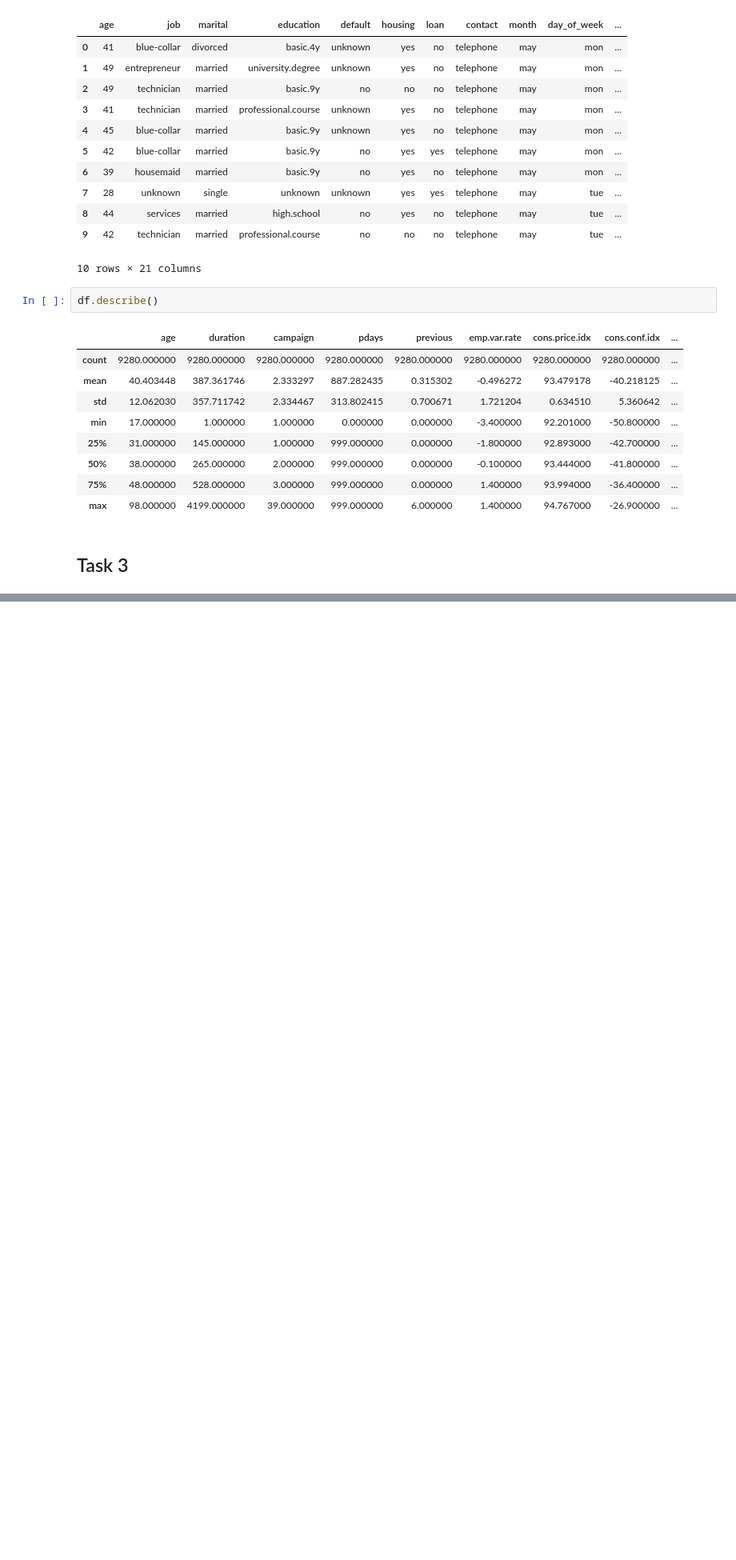
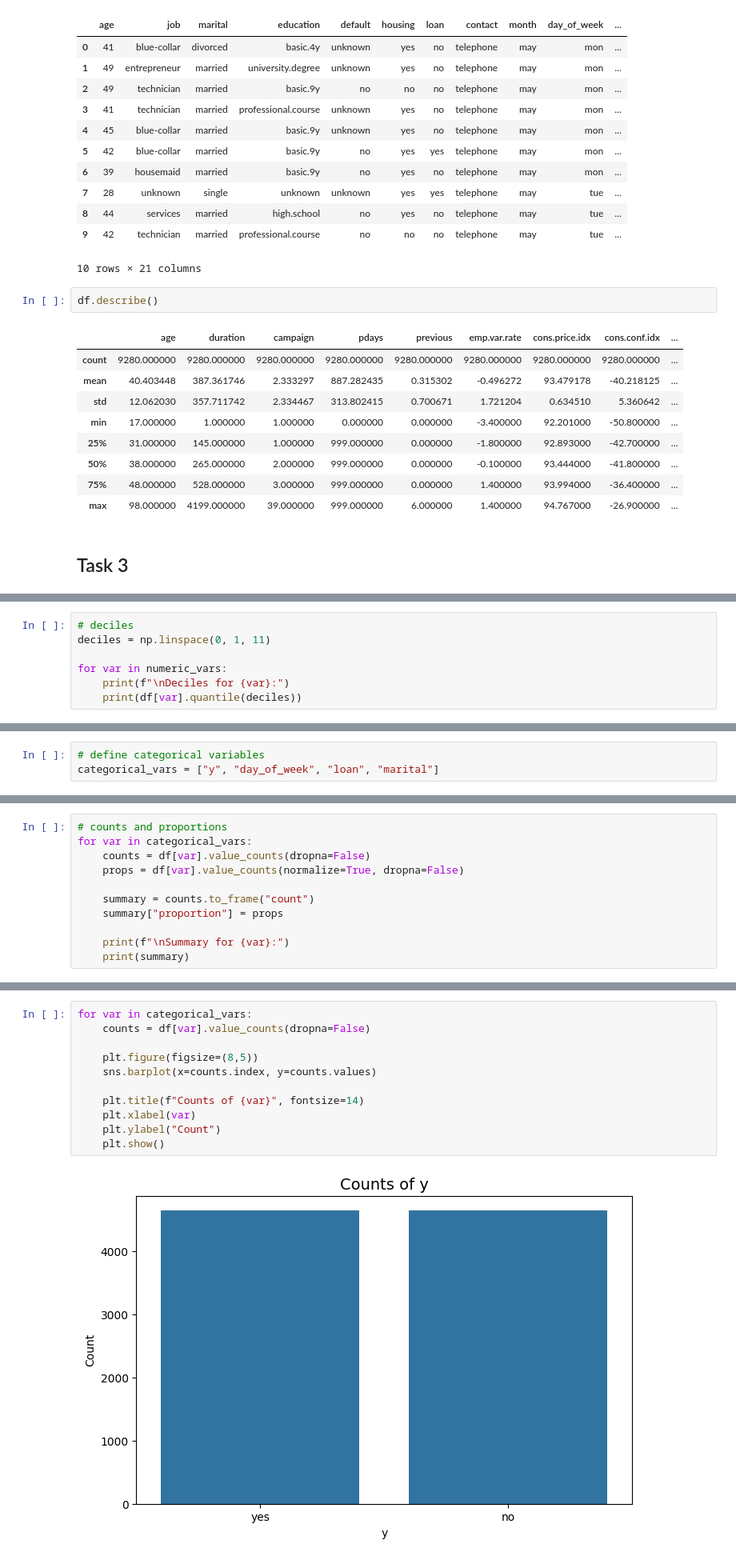
Before and after one commit to owen-simon/IS-6482-data-mining, a Jupyter notebook: Week 1/A1_Simon_Owen.ipynb, the cells around one changed output, grey strips where cells are left out. Shown at 80% size. Saved outputs shown, nothing was run; the diff lists cells and outputs as text; blank space fills up the shorter version.

```diff
--- a/Week 1/A1_Simon_Owen.ipynb
+++ b/Week 1/A1_Simon_Owen.ipynb
@@ -95,0 +117,7 @@ for var in numeric_vars:
+# %%
+# deciles
+deciles = np.linspace(0, 1, 11)
+
+for var in numeric_vars:
+    print(f"\nDeciles for {var}:")
+    print(df[var].quantile(deciles))
@@ -95,0 +144,3 @@ for var in numeric_vars:
+# %%
+# define categorical variables
+categorical_vars = ["y", "day_of_week", "loan", "marital"]
@@ -95,0 +149,11 @@ for var in numeric_vars:
+# %%
+# counts and proportions
+for var in categorical_vars:
+    counts = df[var].value_counts(dropna=False)
+    props = df[var].value_counts(normalize=True, dropna=False)
+
+    summary = counts.to_frame("count")
+    summary["proportion"] = props
+
+    print(f"\nSummary for {var}:")
+    print(summary)
@@ -95,0 +180,13 @@ for var in numeric_vars:
+# %%
+for var in categorical_vars:
+    counts = df[var].value_counts(dropna=False)
+
+    plt.figure(figsize=(8,5))
+    sns.barplot(x=counts.index, y=counts.values)
+
+    plt.title(f"Counts of {var}", fontsize=14)
+    plt.xlabel(var)
+    plt.ylabel("Count")
+    plt.show()
+# %% [output]
+[figure, added]
```
Also changed, not shown: parts of 14 cells of this notebook.
